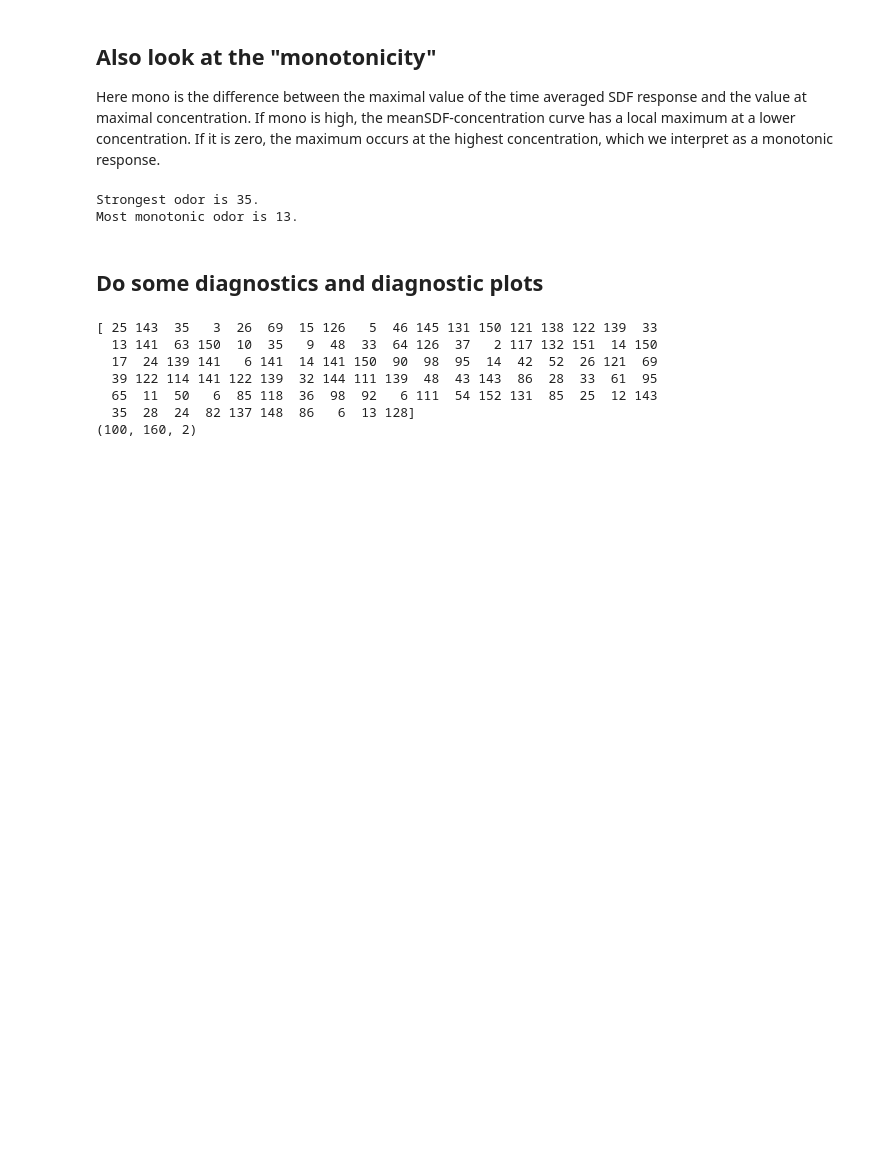
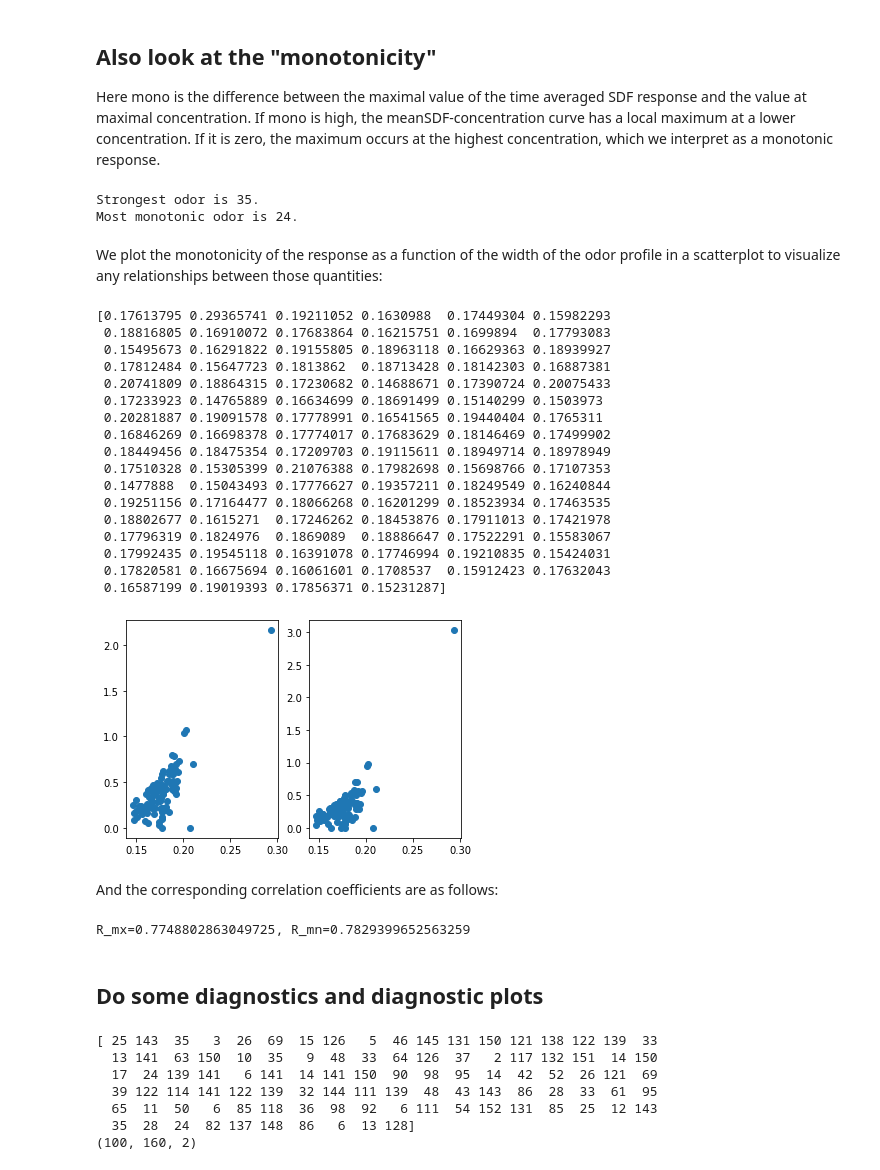
Before and after one commit to tnowotny/bee_al_2021, a Jupyter notebook: src/figure3.ipynb, the cells around one changed output. Cells and saved outputs as stored; diff of their text form; code cells hidden in the pictures; blank space fills up the shorter version.

Commit message:
Updates to figure 3.

```diff
--- a/src/figure3.ipynb
+++ b/src/figure3.ipynb
@@ -77,4 +79,6 @@ for i in range(wds):
     for k in range(cnum):
         mxsdfs[i,k]= np.amax(gsdfs[k][:,mxid[i]],axis=0)
         mnsdfs[i,k]= np.mean(gsdfs[k][3000:6000,mxid[i]],axis=0)
+    sys.stdout.write("\r%d of %d" % (i+1, wds))
+    sys.stdout.flush()
 mxmx= np.argmax(mx)
@@ -83,16 +89,59 @@ Also look at the "monotonicity"
 ---
 Here mono is the difference between the maximal value of the time averaged SDF response and the value at maximal concentration. If mono is high, the meanSDF-concentration curve has a local maximum at a lower concentration. If it is zero, the maximum occurs at the highest concentration, which we interpret as a monotonic response.
 # %%
-mono= np.zeros(wds)
+mxmono= np.zeros(wds)
+mnmono= np.zeros(wds)
 for i in range(wds):
-    mono[i]= (np.amax(mnsdfs[i,:])-mnsdfs[i,-1])/np.mean(mnsdfs[i,:])
-mxmono= np.argmin(mono)
+    mxmono[i]= (np.amax(mxsdfs[i,:])-mxsdfs[i,-1])/np.mean(mxsdfs[i,:])
+    mnmono[i]= (np.amax(mnsdfs[i,:])-mnsdfs[i,-1])/np.mean(mnsdfs[i,:])
+mxmxmono= np.argmin(mxmono)
+mxmnmono= np.argmin(mnmono)
 # %%
 print("Strongest odor is {}.".format(mxmx))
-print("Most monotonic odor is {}.".format(mxmono))
+print("Most monotonic odor is {}.".format(mxmxmono))
 # %% [output]
 Strongest odor is 35.
-Most monotonic odor is 13.
+Most monotonic odor is 24.
+# %% [markdown]
+We plot the monotonicity of the response as a function of the width of the odor profile in a scatterplot to visualize any relationships between those quantities:
+# %%
+norm_odors= np.zeros(odors.shape[:2])
+for i in range(odors.shape[0]):
+    norm_odors[i,:]= odors[i,:,0]/np.amax(odors[i,:,0])
+owidths= np.std(norm_odors,axis=1)
+plt.figure()
+plt.subplot(1,2,1)
+plt.scatter(owidths,mxmono)
+plt.subplot(1,2,2)
+plt.scatter(owidths,mnmono)
+print(owidths)
+# %% [output]
+[0.17613795 0.29365741 0.19211052 0.1630988  0.17449304 0.15982293
+ 0.18816805 0.16910072 0.17683864 0.16215751 0.1699894  0.17793083
+ 0.15495673 0.16291822 0.19155805 0.18963118 0.16629363 0.18939927
+ 0.17812484 0.15647723 0.1813862  0.18713428 0.18142303 0.16887381
+ 0.20741809 0.18864315 0.17230682 0.14688671 0.17390724 0.20075433
+ 0.17233923 0.14765889 0.16634699 0.18691499 0.15140299 0.1503973
+ 0.20281887 0.19091578 0.17778991 0.16541565 0.19440404 0.1765311
+ 0.16846269 0.16698378 0.17774017 0.17683629 0.18146469 0.17499902
+ 0.18449456 0.18475354 0.17209703 0.19115611 0.18949714 0.18978949
+ 0.17510328 0.15305399 0.21076388 0.17982698 0.15698766 0.17107353
+ 0.1477888  0.15043493 0.17776627 0.19357211 0.18249549 0.16240844
+ 0.19251156 0.17164477 0.18066268 0.16201299 0.18523934 0.17463535
+ 0.18802677 0.1615271  0.17246262 0.18453876 0.17911013 0.17421978
+ 0.17796319 0.1824976  0.1869089  0.18886647 0.17522291 0.15583067
+ 0.17992435 0.19545118 0.16391078 0.17746994 0.19210835 0.15424031
+ 0.17820581 0.16675694 0.16061601 0.1708537  0.15912423 0.17632043
+ 0.16587199 0.19019393 0.17856371 0.15231287]
+[figure, added]
+# %% [markdown]
+And the corresponding correlation coefficients are as follows:
+# %%
+mxR= np.corrcoef(owidths,mxmono)[0,1]
+mnR= np.corrcoef(owidths,mnmono)[0,1]
+print("R_mx={}, R_mn={}".format(mxR,mnR))
+# %% [output]
+R_mx=0.7748802863049725, R_mn=0.7829399652563259
 # %% [markdown]
 Do some diagnostics and diagnostic plots
 ---
```
Also changed, not shown: parts of 3 cells of this notebook.
